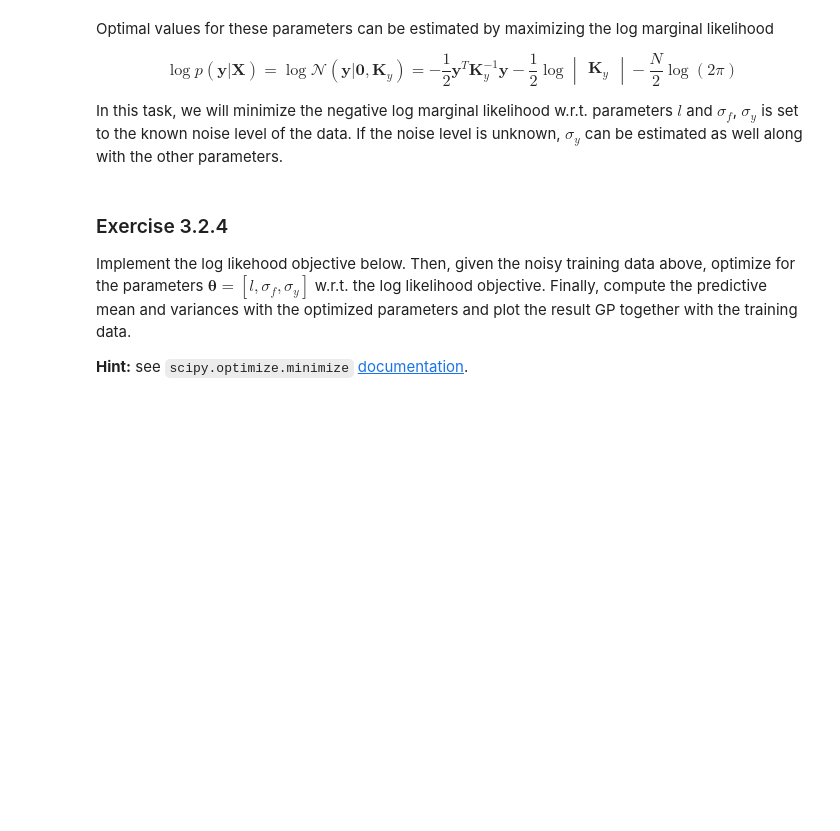
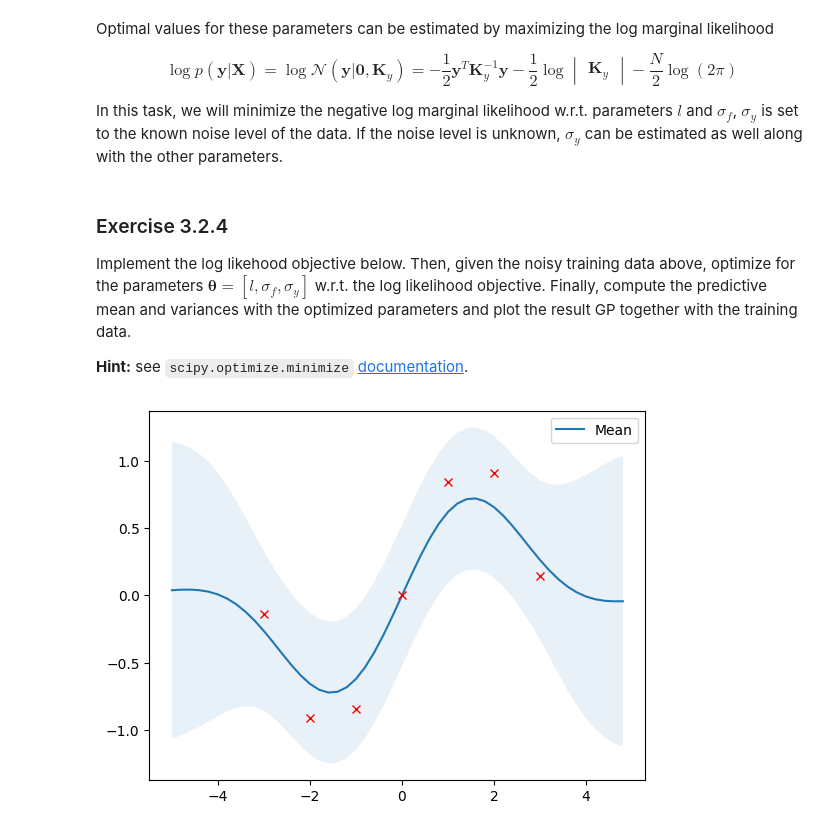
Before and after one commit to mhieule/SML_2023, a Jupyter notebook: Homework3/SML2023-Homework3/notebooks/gp_with_numpy.ipynb, the cells around one changed output. Saved outputs shown, nothing was run; the diff lists cells and outputs as text; code cells hidden in the pictures; blank space fills up the shorter version.

```diff
--- a/Homework3/SML2023-Homework3/notebooks/gp_with_numpy.ipynb
+++ b/Homework3/SML2023-Homework3/notebooks/gp_with_numpy.ipynb
@@ -67,0 +95,4 @@ def kernel(X1, X2, l=1.0, sigma_f=1.0):
+# %%
+tst = np.linalg.norm([1,2])
+a = np.exp(-0.5 * np.square(tst/l))
+np.around(a, 5)
@@ -216,29 +299,41 @@ In this task, we will minimize the negative log marginal likelihood w.r.t. param
 
 **Hint:** see `scipy.optimize.minimize` [documentation](https://docs.scipy.org/doc/scipy/reference/generated/scipy.optimize.minimize.html).
 # %%
+import scipy
 from scipy.optimize import minimize
 
 def nll_fn(X_train, Y_train, noise):
     '''
     Returns a function that computes the negative log marginal
     likelihood for training data X_train and Y_train and given
     noise level.
 
     Args:
         X_train: training locations (m, d).
         Y_train: training targets (m, 1).
         noise: known noise level of Y_train.
 
     Returns:
         Minimization objective.
     '''
     def nll(theta):
         # TODO: Your code here
-        return # objective value
+        l, sigma_f, sigma_y = theta
+        m, d = X_train.shape
+        K = kernel(X_train, X_train, l, sigma_f) + (noise ** 2) * np.identity(m)
+        return 0.5 * (Y_train.T @ np.linalg.inv(K) @ Y_train).ravel() \
+                + 0.5 * np.log(np.linalg.det(K)) \
+                + 0.5 * m * np.log(2 * np.pi)  # objective value
     return nll
 
 # use scipy.optimize.minimize to minimize the parameters theta
 # TODO: Your code here
-
+opt_res = minimize(nll_fn(X_train, Y_train, noise), ((0.3, 1.0, noise)))
+opt_l, opt_sigma_f, opt_sigma_y = opt_res.x
 # compute the prosterior predictive statistics with optimized kernel parameters and plot the results
 # TODO: Your code here
+mu_opt, sigma_opt = posterior_predictive(X, X_train, Y_train, opt_l, opt_sigma_f, opt_sigma_y)
+#samples = np.random.multivariate_normal(mu.ravel(), sigma_opt, 4)
+plot_gp(mu_opt, sigma_opt, X, X_train, Y_train)
+# %% [output]
+[figure, added]
```
Also changed, not shown: parts of 12 cells of this notebook.
